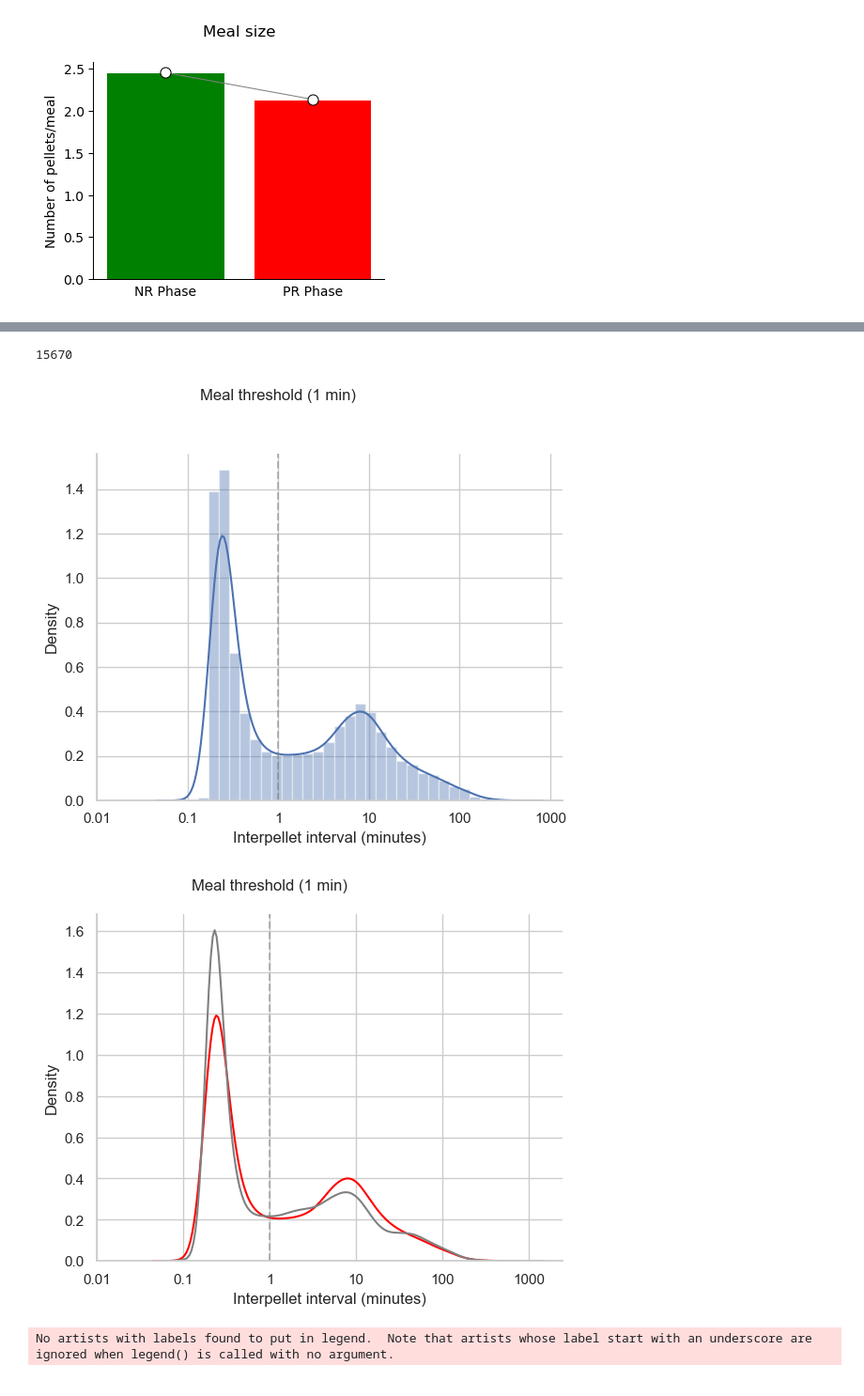
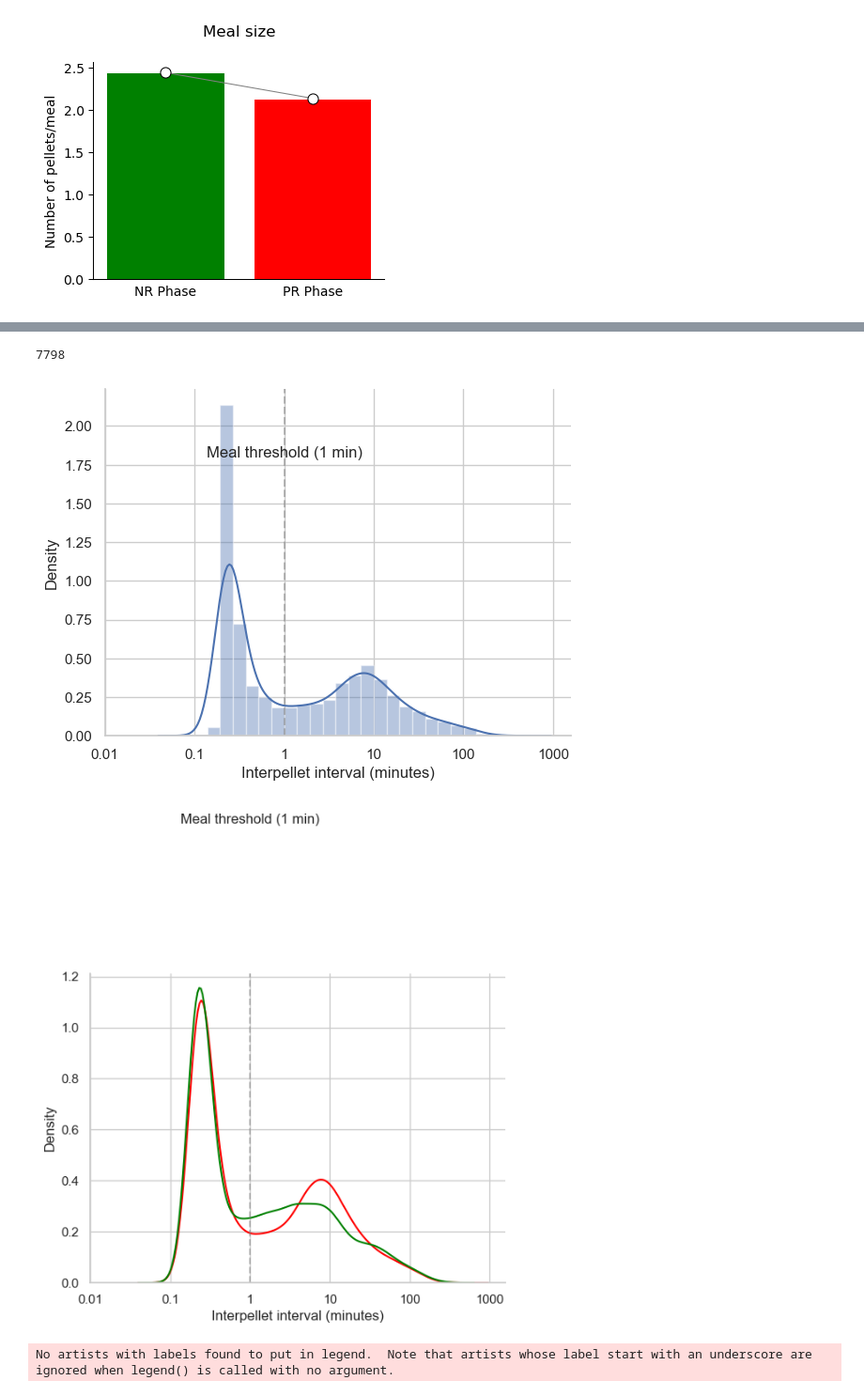
Before and after one commit to Htbibalan/FEDPROTEINPRO, a Jupyter notebook: notebooks/FEDXC_readdata_BACKUP.ipynb, the cells around one changed output, grey strips where cells are left out. Shown at 94% size. Saved outputs shown, nothing was run; the diff lists cells and outputs as text; code cells hidden in the pictures.

Commit message:
Training Excluded Function
Code manipulated in notebook FEDXC_readdata_BACKUP where we have excluded the first 2 days of training from Epoch 1 (E1)

```diff
--- a/notebooks/FEDXC_readdata_BACKUP.ipynb
+++ b/notebooks/FEDXC_readdata_BACKUP.ipynb
@@ -31,6 +49,7 @@ def tweak_fed(df):
              .assign(t=lambda df_: pd.to_datetime(df_.t))
              .set_index("t")
              .query("Event == 'Pellet'")
+              .loc["2022-09-12 08:00:00":] # cuts off training phase
              .loc[:,"ipi"] # could use .loc[:,["ipi", "col2", "col5" etc]] to get mutliple columns, e.g. animal name etc
            )
 #tweak_fed(df) # could add animal name from metafile and diet and phase so these are returned in dataframe
@@ -946,6 +1230,8 @@ ipis_ALL = []
 NR_IPIS = []
 PR_IPIS = []
 for key, data in ff_dict.items():
+
+    if data ["epoch"] == "E2":
         if data ["diet"] == "NR":
             NR_IPIS.append(data["pellets"].dropna().clip(1))
         elif  data ["diet"] == "PR":
@@ -1012,36 +1318,36 @@ ax.spines["right"].set_visible(False)
 #f.savefig("..\\results\\ipi_ff.png")
 len(trans_ipisPR)
 # %% [output]
-15670
+7798
-[figure, old version]
+[figure, new version]
 # %%
 #converge PR and NR KDE
 trans_ipisPR = [ipi for ipi in np.log10(PR_IPIS/60) if np.isfinite(ipi)]
 trans_ipisNR = [ipi for ipi in np.log10(NR_IPIS/60) if np.isfinite(ipi)]
 trans_ipisALL = [ipi for ipi in np.log10(all_ipis/60) if np.isfinite(ipi)]
 f, ax = plt.subplots()
 data = sns.distplot(trans_ipisPR, color= "red", hist = False, kde=True )
 ax.set_xlabel("Interpellet interval (minutes)")
 ax.set_xticks([-2, -1, 0, 1, 2, 3], labels=["0.01", "0.1", "1", "10", "100", "1000"])
 
-# data = sns.distplot(trans_ipisNR, color = "green", hist = False )
+data = sns.distplot(trans_ipisNR, color = "green", hist = False )
+ax.set_xlabel("Interpellet interval (minutes)")
+ax.set_xticks([-2, -1, 0, 1, 2, 3], labels=["0.01", "0.1", "1", "10", "100", "1000"])
+
+# data = sns.distplot(trans_ipisALL, color = "grey", hist = False , kde = True)
 # ax.set_xlabel("Interpellet interval (minutes)")
 # ax.set_xticks([-2, -1, 0, 1, 2, 3], labels=["0.01", "0.1", "1", "10", "100", "1000"])
-
-data = sns.distplot(trans_ipisALL, color = "grey", hist = False , kde = True)
-ax.set_xlabel("Interpellet interval (minutes)")
-ax.set_xticks([-2, -1, 0, 1, 2, 3], labels=["0.01", "0.1", "1", "10", "100", "1000"])
 
 
 ax.axvline(0, linestyle="--", color="grey", alpha=0.5)
 ax.text(0,1.8, "Meal threshold (1 min)", ha="center")
 
 ax.spines["top"].set_visible(False)
 ax.spines["right"].set_visible(False)
 
 #f.savefig("..\\results\\ipi_ff.png")
 # %% [output]
-[figure, old version]
+[figure, new version]
 # %%
 def EPOCH(data, ax=[], colors=[], fill=False, labels=[], linestyle="-", **kwargs):
     if ax == []:
```
Also changed, not shown: parts of 26 cells of this notebook, 1 other file.
